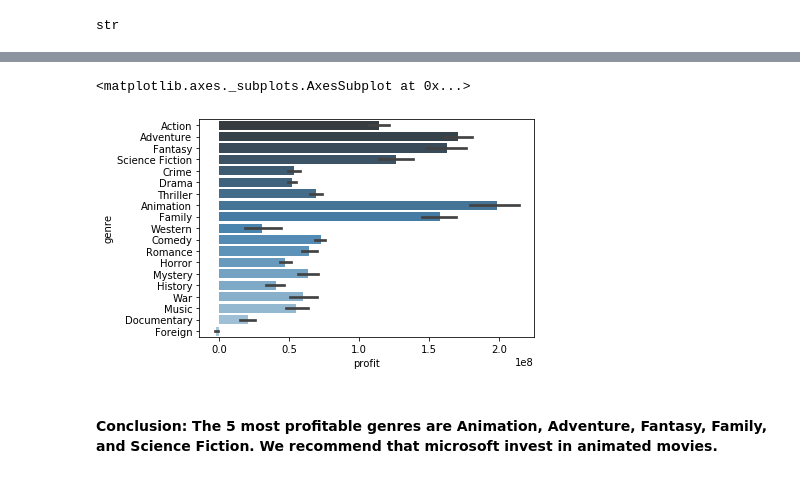
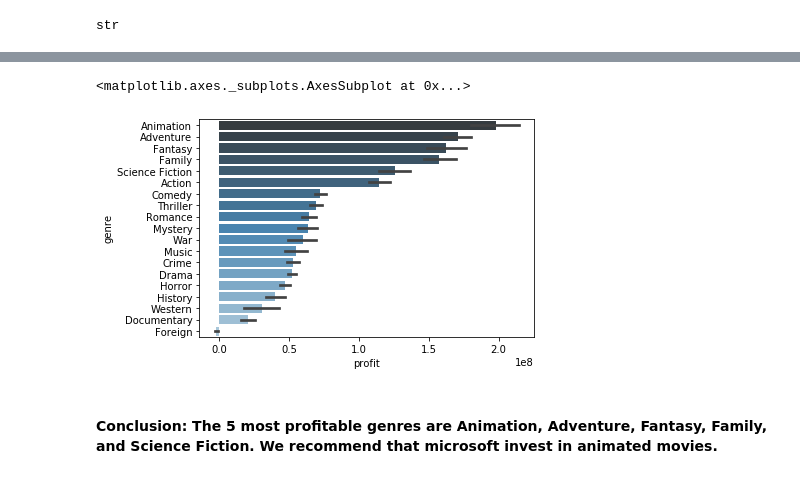
Before and after one commit to jhusney1/dsc-mod-1-project-v2-1-onl01-dtsc-ft-070620, a Jupyter notebook: student.ipynb, the cells around one changed output, grey strips where cells are left out. Drawn from its saved outputs; the diff is of its cells as text; code cells hidden in the pictures.

```diff
--- a/student.ipynb
+++ b/student.ipynb
@@ -142,0 +160,4 @@ genre_df[['title','budget','revenue', 'profit']].head()
+# %%
+# Create Order based on profit so plotting will be in order
+genre_order = list(genre_df.groupby('genre')['profit'].mean().sort_values(ascending=False).index)
+genre_order
@@ -143,8 +184,8 @@ genre_df[['title','budget','revenue', 'profit']].head()
 # %%
-sns.barplot(y= 'genre', x='profit', data=genre_df, ci=68,palette="Blues_d")
+sns.barplot(y= 'genre', x='profit', data=genre_df, ci=68,order=genre_order, palette="Blues_d")
 # %% [output]
 <matplotlib.axes._subplots.AxesSubplot at 0x...>
-[figure, old version]
+[figure, new version]
 # %% [markdown]
 #### Conclusion: The 5 most profitable genres are Animation, Adventure, Fantasy, Family, and Science Fiction. We recommend that microsoft invest in animated movies.
 # %% [markdown]
```
Also changed, not shown: parts of 38 cells of this notebook.
